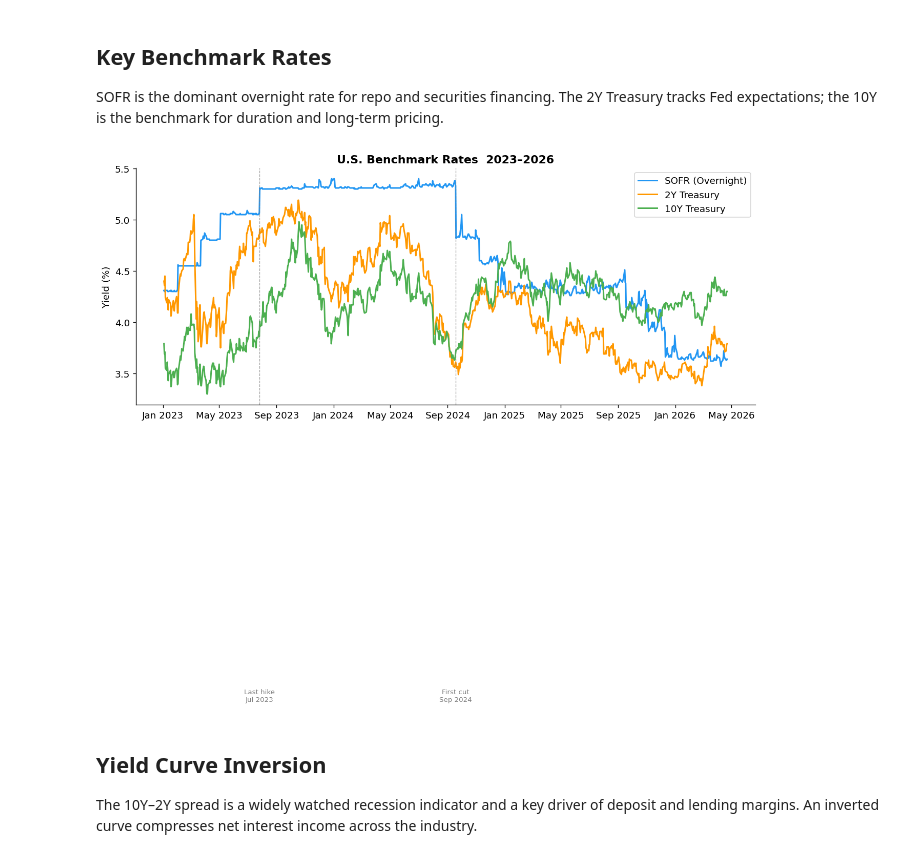
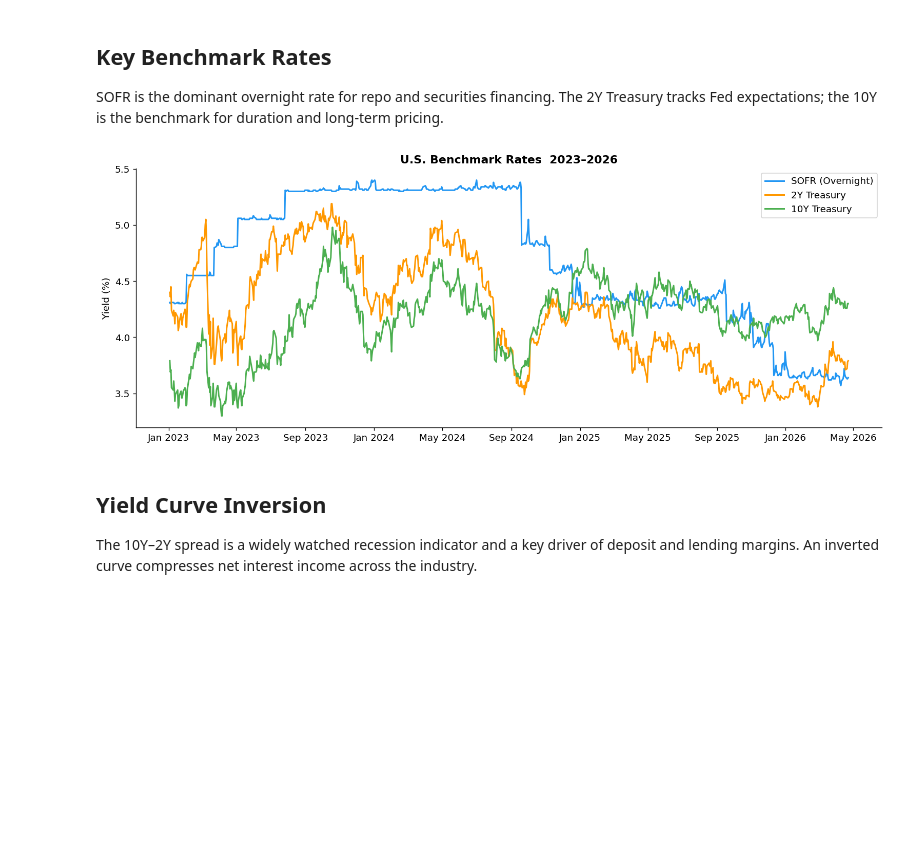
Before and after one commit to csem11/treasury_forecasting, a Jupyter notebook: notebooks/01_rate_environment.ipynb, the cells around one changed output. Cells and saved outputs as stored; diff of their text form; code cells hidden in the pictures; blank space fills up the shorter version.

Commit message:
Remove axvline annotations from benchmark rates chart
Co-Authored-By: Claude Sonnet 4.6 <noreply@anthropic.com>

```diff
--- a/notebooks/01_rate_environment.ipynb
+++ b/notebooks/01_rate_environment.ipynb
@@ -24,25 +24,19 @@ SOFR is the dominant overnight rate for repo and securities financing. The 2Y Tr
 # %%
 fig, ax = plt.subplots(figsize=(13, 5))
 
-ax.plot(features['fred_sofr'],  label='SOFR (Overnight)',  linewidth=1.8, color='#2196F3')
-ax.plot(curve['2_yr'],          label='2Y Treasury',       linewidth=1.8, color='#FF9800')
-ax.plot(curve['10_yr'],         label='10Y Treasury',      linewidth=1.8, color='#4CAF50')
+ax.plot(features["fred_sofr"],  label="SOFR (Overnight)",  linewidth=1.8, color="#2196F3")
+ax.plot(curve["2_yr"],          label="2Y Treasury",       linewidth=1.8, color="#FF9800")
+ax.plot(curve["10_yr"],         label="10Y Treasury",      linewidth=1.8, color="#4CAF50")
 
-# Fed pivot annotations
-ax.axvline(pd.Timestamp('2023-07-26'), color='grey', linewidth=0.8, linestyle='--', alpha=0.7)
-ax.axvline(pd.Timestamp('2024-09-18'), color='grey', linewidth=0.8, linestyle='--', alpha=0.7)
-ax.text(pd.Timestamp('2023-07-26'), 0.3, 'Last hike\nJul 2023', fontsize=8, color='grey', ha='center')
-ax.text(pd.Timestamp('2024-09-18'), 0.3, 'First cut\nSep 2024', fontsize=8, color='grey', ha='center')
-
-ax.set_title('U.S. Benchmark Rates  2023–2026', fontweight='bold')
-ax.set_ylabel('Yield (%)')
-ax.xaxis.set_major_formatter(mdates.DateFormatter('%b %Y'))
-ax.legend(loc='upper right')
+ax.set_title("U.S. Benchmark Rates  2023–2026", fontweight="bold")
+ax.set_ylabel("Yield (%)")
+ax.xaxis.set_major_formatter(mdates.DateFormatter("%b %Y"))
+ax.legend(loc="upper right")
 plt.tight_layout()
-plt.savefig('../images/01_benchmark_rates.png', dpi=120, bbox_inches='tight')
+plt.savefig("../images/01_benchmark_rates.png", dpi=120, bbox_inches="tight")
 plt.show()
 # %% [output]
-[figure, old version]
+[figure, new version]
 # %% [markdown]
 ## Yield Curve Inversion
 
```
Also changed, not shown: 1 other file.
